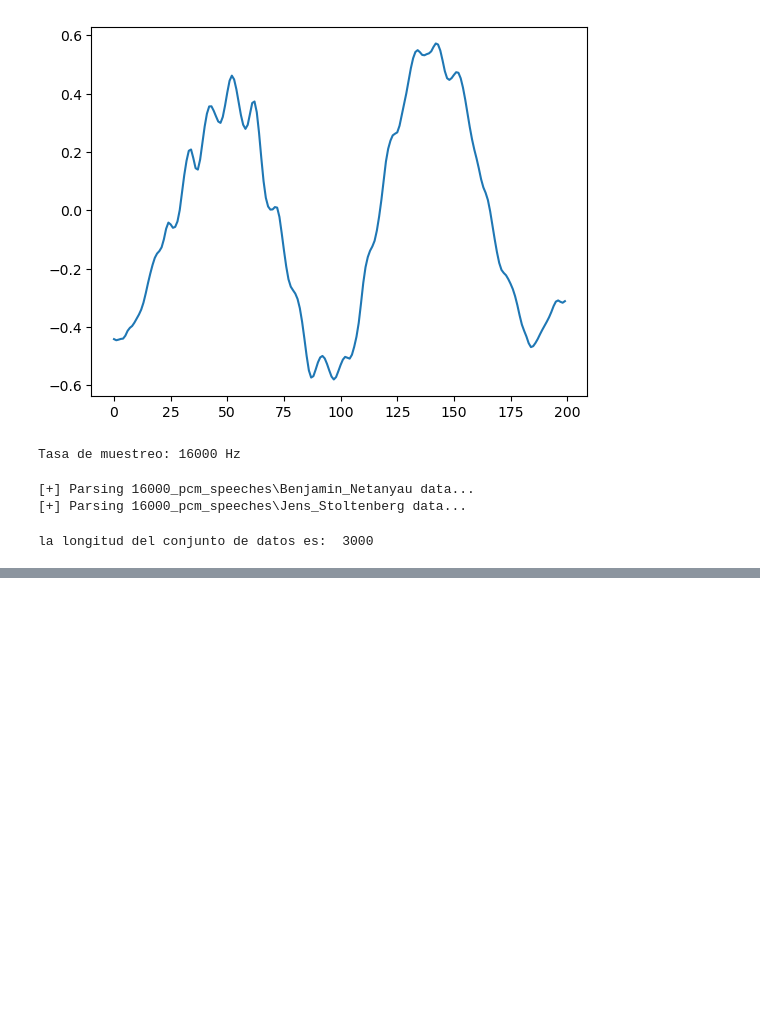
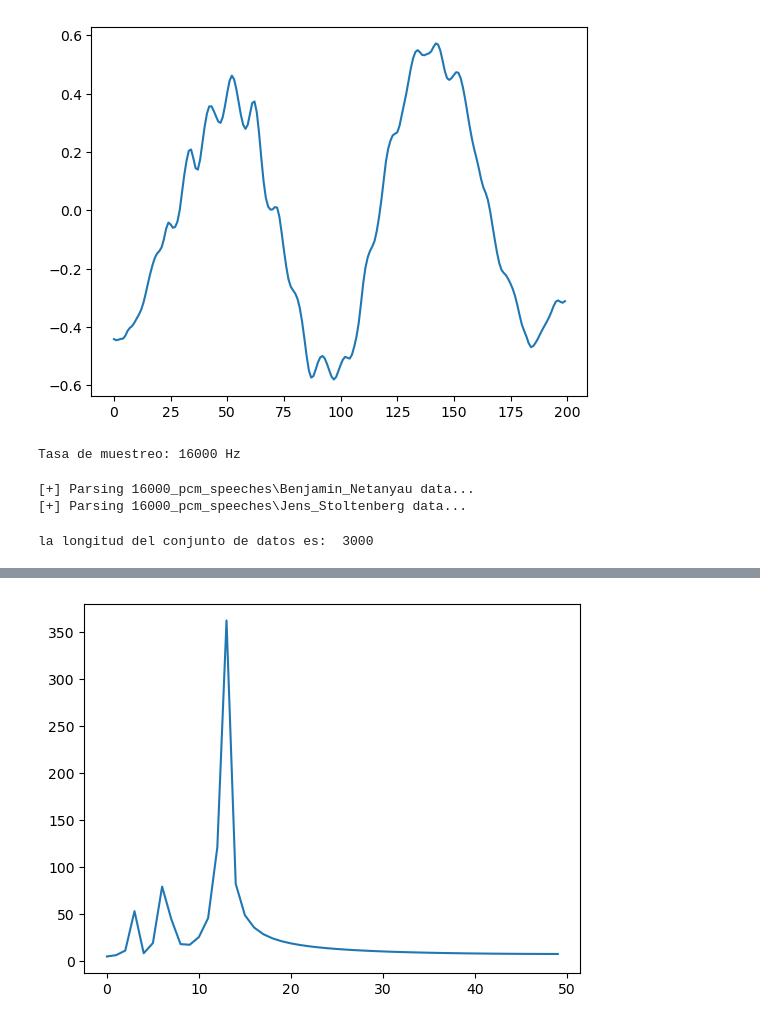
Before and after one commit to Luis127Florez/jupiterPrueba, a Jupyter notebook: perceptronMulticapaAudios.ipynb, the cells around one changed output, grey strips where cells are left out. Cells and saved outputs as stored; diff of their text form; code cells hidden in the pictures; blank space fills up the shorter version.

```diff
--- a/perceptronMulticapaAudios.ipynb
+++ b/perceptronMulticapaAudios.ipynb
@@ -71,0 +130,7 @@ from sk
+# %%
+fft = np.fft.fft(signal)[:50]
+fft = np.abs(fft)
+plt.plot(fft)
+plt.show()
+# %% [output]
+[figure, added]
```
Also changed, not shown: parts of 21 cells of this notebook.
